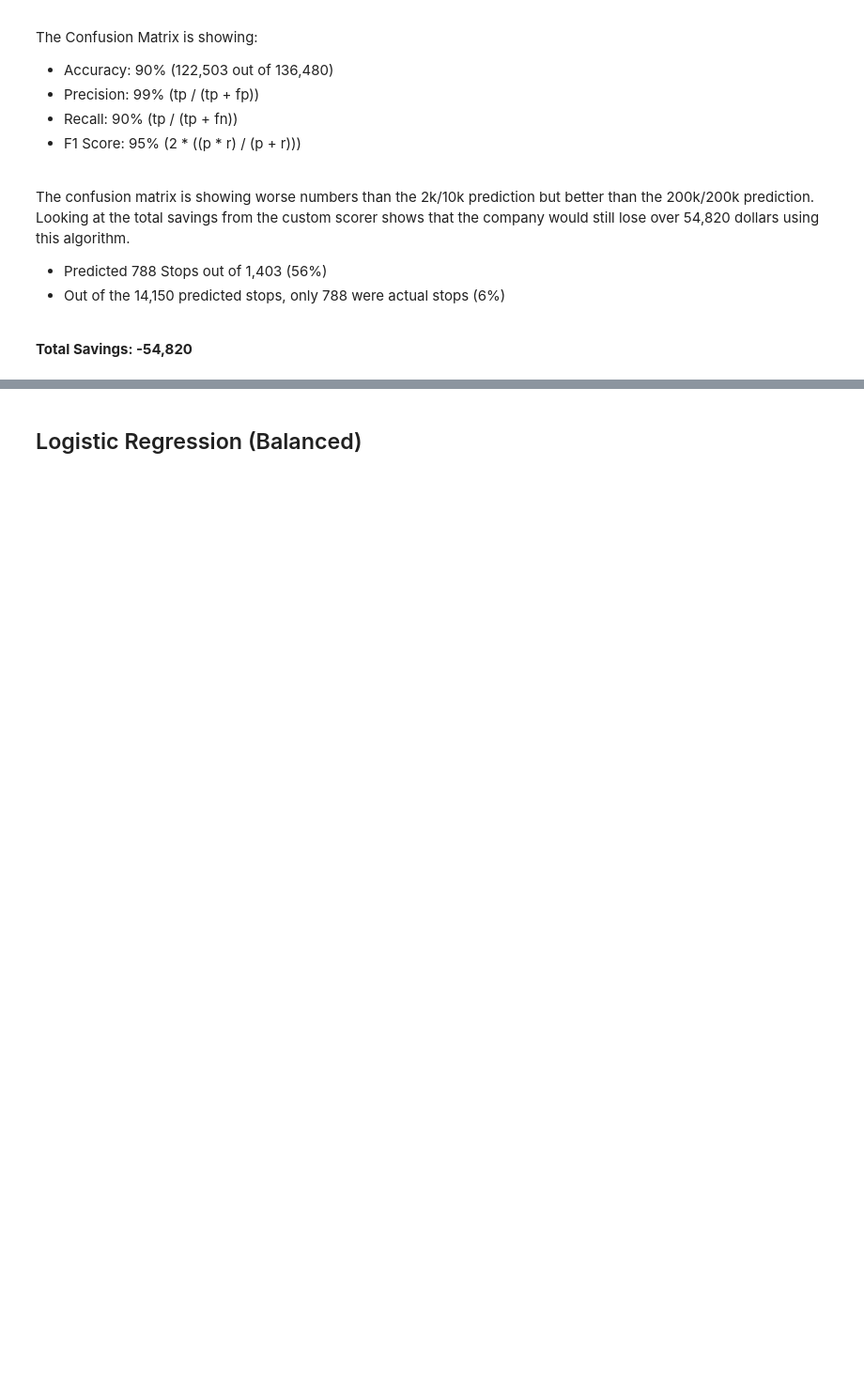
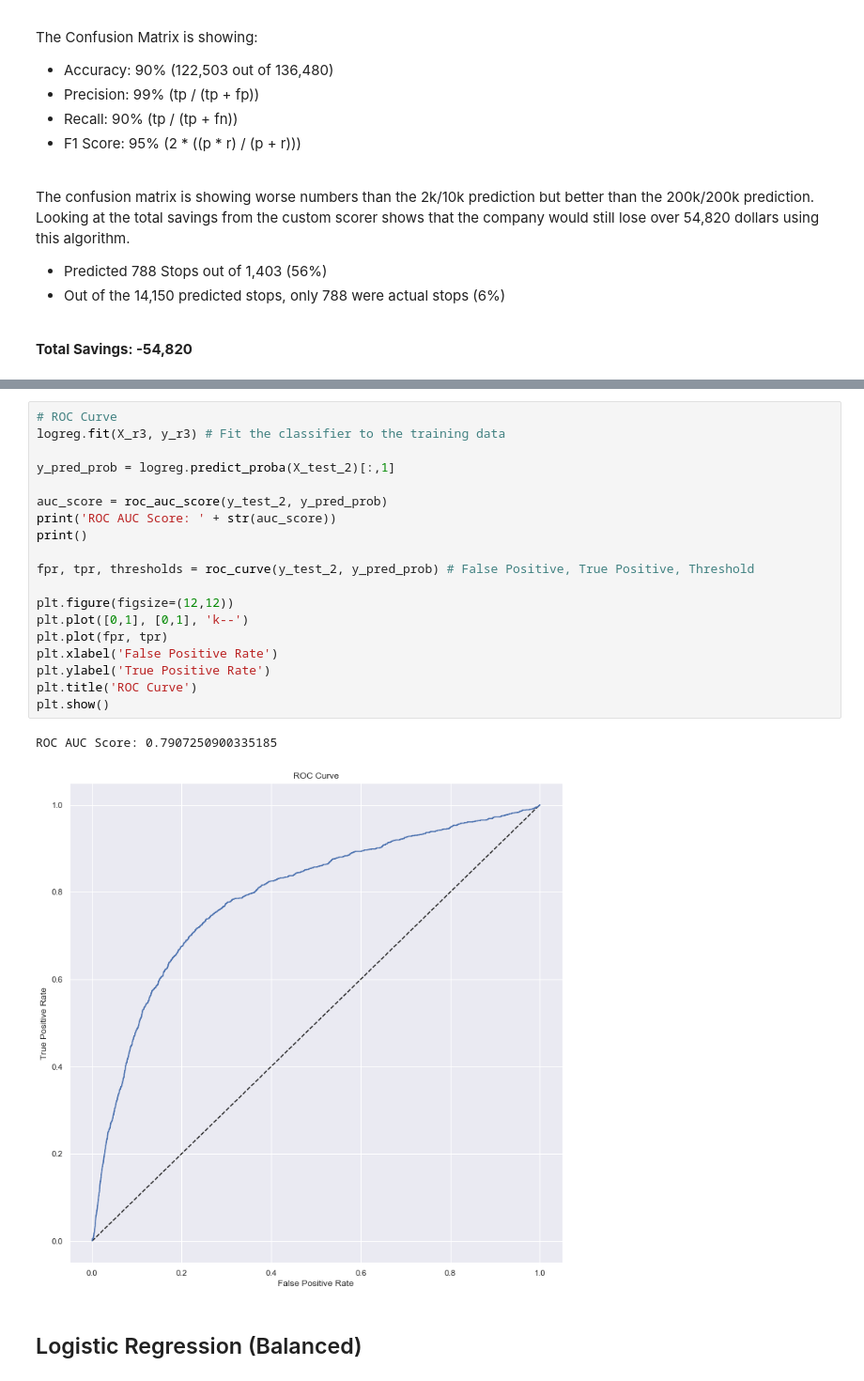
Before and after one commit to brocknosbisch/Springboard_Capstone_2, a Jupyter notebook: Chapter_5_Capstone_2_Machine_Learning.ipynb, the cells around one changed output, grey strips where cells are left out. Shown at 94% size. Drawn from its saved outputs; the diff is of its cells as text; blank space fills up the shorter version.

```diff
--- a/Chapter_5_Capstone_2_Machine_Learning.ipynb
+++ b/Chapter_5_Capstone_2_Machine_Learning.ipynb
@@ -504,2 +396,24 @@ Accuracy Score: 0.8972157092614302
+# %%
+# ROC Curve
+logreg.fit(X_r3, y_r3) # Fit the classifier to the training data
+
+y_pred_prob = logreg.predict_proba(X_test_2)[:,1]
+
+auc_score = roc_auc_score(y_test_2, y_pred_prob)
+print('ROC AUC Score: ' + str(auc_score))
+print()
+
+fpr, tpr, thresholds = roc_curve(y_test_2, y_pred_prob) # False Positive, True Positive, Threshold
+
+plt.figure(figsize=(12,12))
+plt.plot([0,1], [0,1], 'k--')
+plt.plot(fpr, tpr)
+plt.xlabel('False Positive Rate')
+plt.ylabel('True Positive Rate')
+plt.title('ROC Curve')
+plt.show()
+# %% [output]
+ROC AUC Score: 0.7907250900335185
+[figure, added]
 # %% [markdown]
 ## Logistic Regression (Balanced)
```
Also changed, not shown: parts of 19 cells of this notebook.
